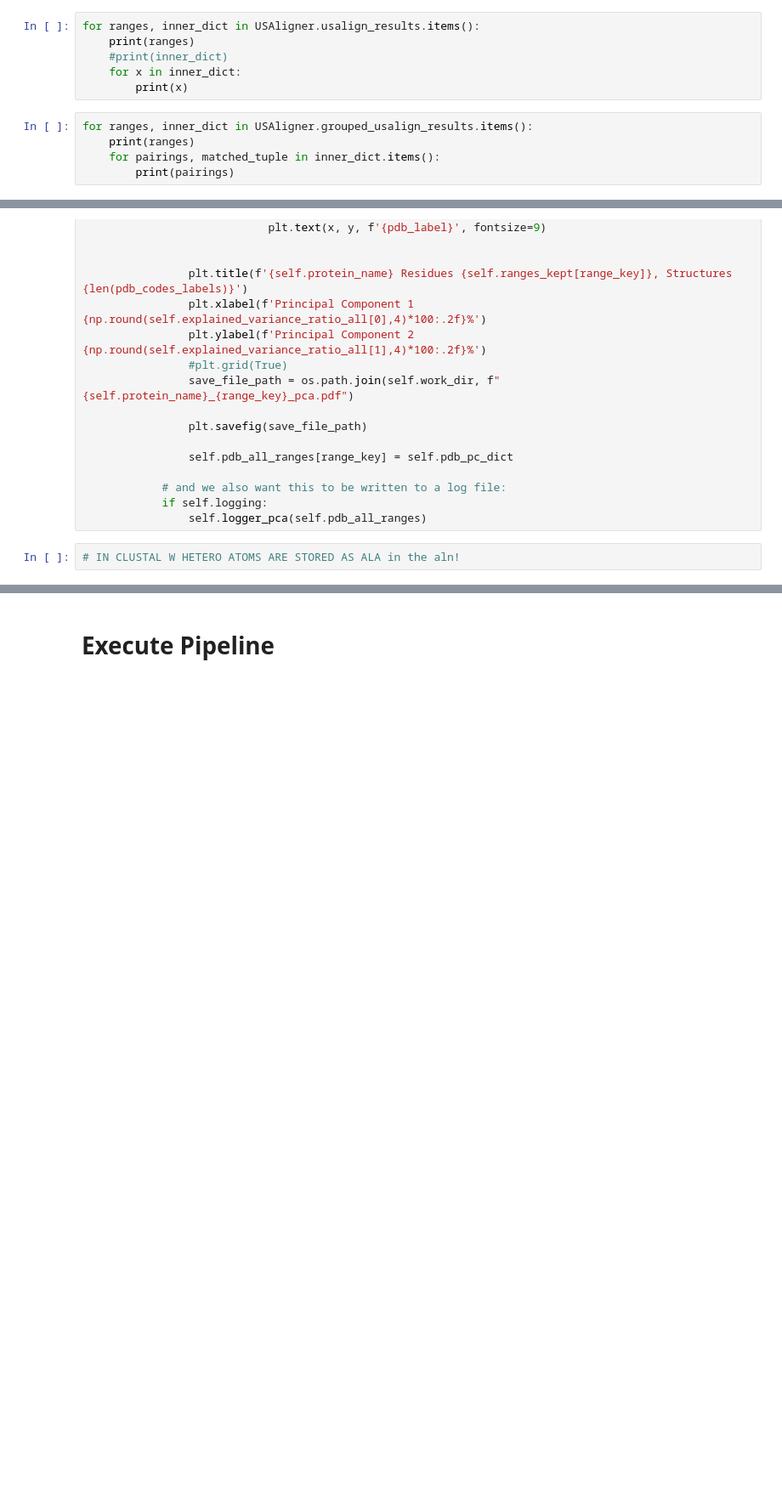
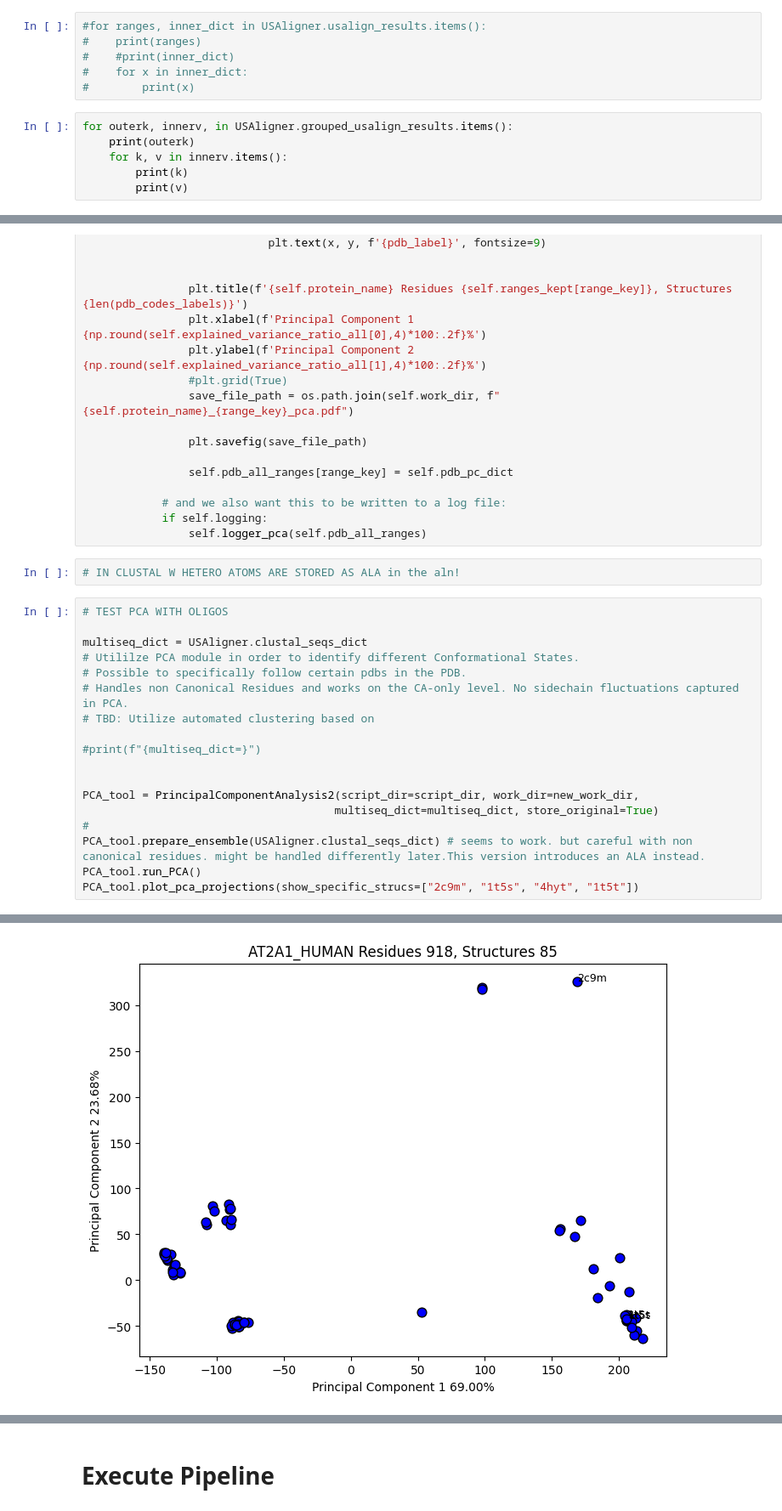
Before and after one commit to nagym72/project_orellana_lab, a Jupyter notebook: michael/Modularized_pipeline3.ipynb, the cells around one changed output, grey strips where cells are left out. Shown at 85% size. Drawn from its saved outputs; the diff is of its cells as text; blank space fills up the shorter version.

Commit message:
Add files via upload
dimer works. SERCA case is good. oligomeric usalign and further downstream into pca works.

```diff
--- a/michael/Modularized_pipeline3.ipynb
+++ b/michael/Modularized_pipeline3.ipynb
@@ -3353,11 +3295,12 @@ new_key='/home/micnag/bioinformatics/rcsb_retrieved_pdbs/Test_OOP_pipeline/AT2A1
 # %%
-for ranges, inner_dict in USAligner.usalign_results.items():
-    print(ranges)
-    #print(inner_dict)
-    for x in inner_dict:
-        print(x)
+#for ranges, inner_dict in USAligner.usalign_results.items():
+#    print(ranges)
+#    #print(inner_dict)
+#    for x in inner_dict:
+#        print(x)
 # %%
-for ranges, inner_dict in USAligner.grouped_usalign_results.items():
-    print(ranges)
-    for pairings, matched_tuple in inner_dict.items():
-        print(pairings)
+for outerk, innerv, in USAligner.grouped_usalign_results.items():
+    print(outerk)
+    for k, v in innerv.items():
+        print(k)
+        print(v)
@@ -3915,3 +3840,22 @@ class PrincipalComponentAnalysis2:
                 self.logger_pca(self.pdb_all_ranges)
 # %%
 # IN CLUSTAL W HETERO ATOMS ARE STORED AS ALA in the aln!
+# %%
+# TEST PCA WITH OLIGOS
+
+multiseq_dict = USAligner.clustal_seqs_dict
+# Utililze PCA module in order to identify different Conformational States.
+# Possible to specifically follow certain pdbs in the PDB.
+# Handles non Canonical Residues and works on the CA-only level. No sidechain fluctuations captured in PCA.
+# TBD: Utilize automated clustering based on
+
+#print(f"{multiseq_dict=}")
+
+
+PCA_tool = PrincipalComponentAnalysis2(script_dir=script_dir, work_dir=new_work_dir,
+                                      multiseq_dict=multiseq_dict, store_original=True)
+#
+PCA_tool.prepare_ensemble(USAligner.clustal_seqs_dict) # seems to work. but careful with non canonical residues. might be handled differently later.This version introduces an ALA instead.
+PCA_tool.run_PCA()
+PCA_tool.plot_pca_projections(show_specific_strucs=["2c9m", "1t5s", "4hyt", "1t5t"])
+# %% [output]
@@ -3917,0 +3866 @@ class PrincipalComponentAnalysis2:
+[figure, added]
```
Also changed, not shown: parts of 6 cells of this notebook.
